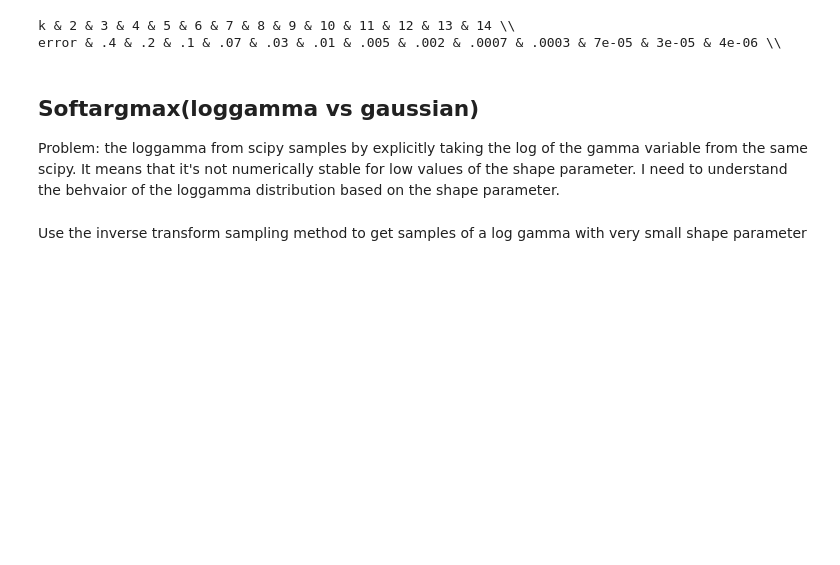
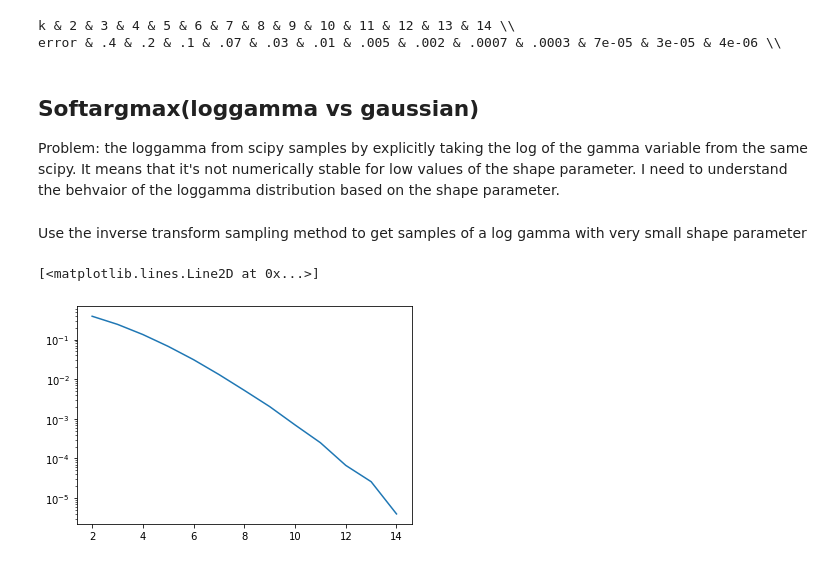
Before and after one commit to remilepriol/causal-adaptation-speed, a Jupyter notebook: 7_investigate_joint.ipynb, the cells around one changed output. Drawn from its saved outputs; the diff is of its cells as text; code cells hidden in the pictures; blank space fills up the shorter version.

```diff
--- a/7_investigate_joint.ipynb
+++ b/7_investigate_joint.ipynb
@@ -378,3 +378,23 @@ plt.plot(xx, expon.pdf(-xx))
 
 print(len(samples), len(samples2), len(samples3))
 pass
+# %%
+errors = {'k': [2, 3, 4, 5, 6, 7, 8, 9, 10, 11, 12, 13, 14],
+         'error': [0.386446,
+          0.241216,
+          0.133671,
+          0.067115,
+          0.031005,
+          0.01311,
+          0.005224,
+          0.002035,
+          0.000702,
+          0.00025,
+          6.7e-05,
+          2.6e-05,
+          4e-06]}
+# %%
+plt.semilogy(errors['k'], errors['error'])
+# %% [output]
+[<matplotlib.lines.Line2D at 0x...>]
+[figure, added]
```
